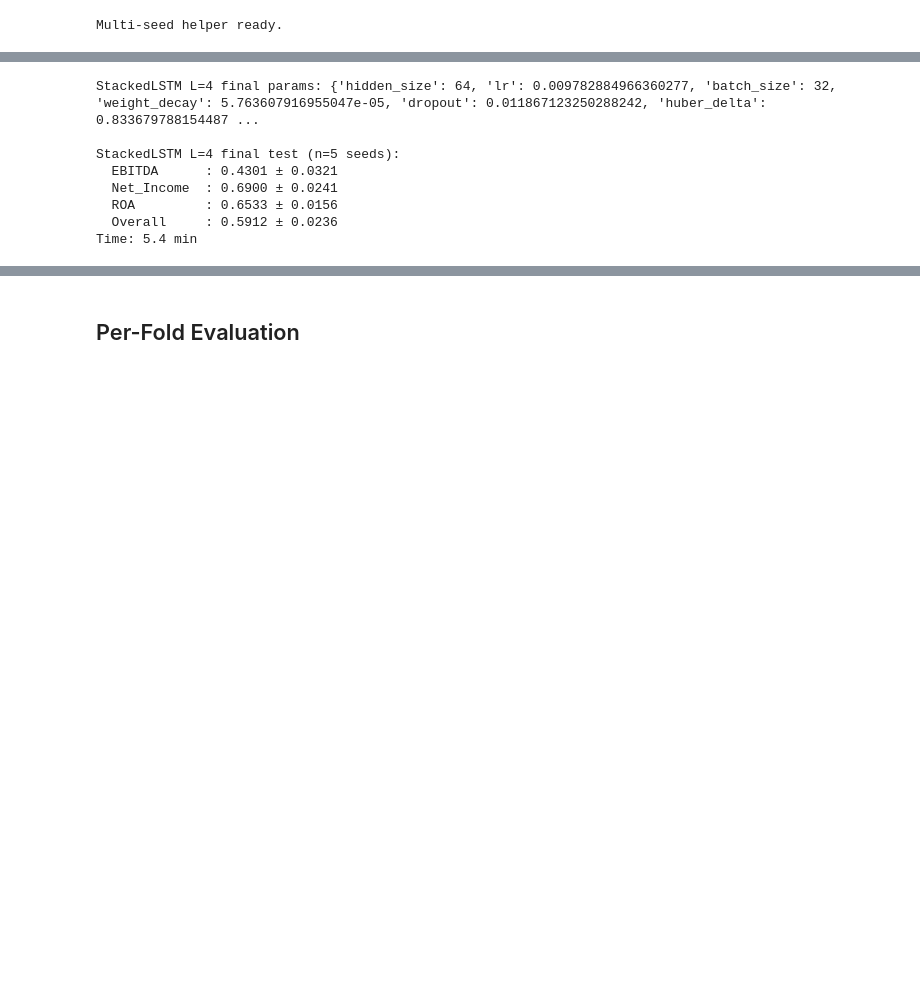
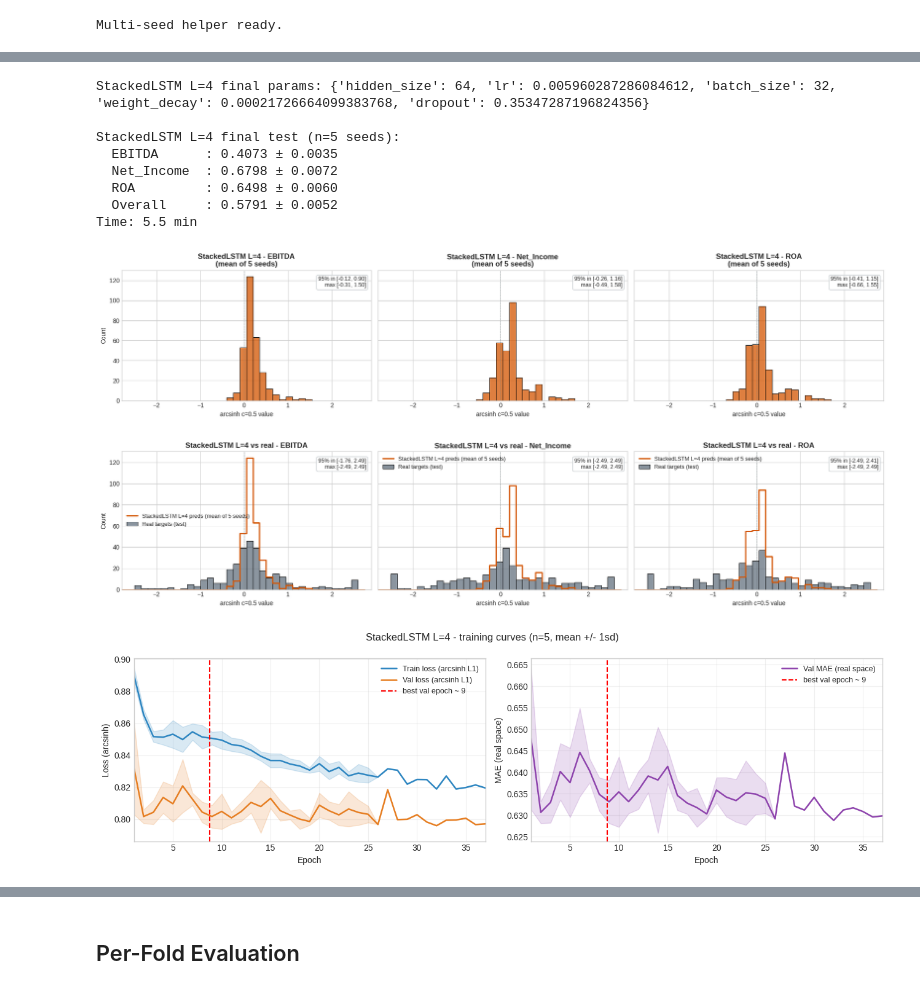
Before and after one commit to dvdbaggio/Mixed-Frequency-Forecasting, a Jupyter notebook: Model/lstm_with_regularization_arcsinh_huber.ipynb, the cells around one changed output, grey strips where cells are left out. Cells and saved outputs as stored; diff of their text form; code cells hidden in the pictures; blank space fills up the shorter version.

```diff
--- a/Model/lstm_with_regularization_arcsinh_huber.ipynb
+++ b/Model/lstm_with_regularization_arcsinh_huber.ipynb
@@ -1002,7 +1322,6 @@ study_B = run_optuna(
     seed_trials=[{
         'hidden_size': 128, 'lr': 0.00859001743156823, 'batch_size': 16,
         'weight_decay': 7.262266887516058e-05, 'dropout': 0.05642680822122102,
-        'huber_delta': HUBER_DELTA,
     }],
 )
 print(f"\nStackedLSTM L=4 best val MAE: {study_B.best_value:.4f}")
@@ -1116,26 +1520,41 @@ print(f"Optuna time: {(_time.time()-_t0)/60:.1f} min")
 # %% [markdown]
 ## Seeds run on test (2024+2025) for each model
 # %%
+def collect_predictions_arcsinh_mtl(model, loader):
+    """Run model on loader; return (preds, targets, mask) in raw arcsinh c=0.5 space."""
+    model.eval()
+    preds, targets, masks = [], [], []
+    with torch.no_grad():
+        for bx, by, bmask, bstatic, lengths in loader:
+            logits = model(bx.to(DEVICE), lengths, bstatic.to(DEVICE))
+            preds.append(logits.cpu().numpy())
+            targets.append(by.numpy())
+            masks.append(bmask.numpy())
+    return np.vstack(preds), np.vstack(targets), np.vstack(masks).astype(bool)
+
 def run_n_seeded_final_mtl(make_model_fn, params, n_seeds=N_FINAL_SEEDS):
-    """Train `n_seeds` independent models on train/val (train<=2022, val=2023), test on 2024+2025."""
+    """Train `n_seeds` independent models on train/val (train<=2022, val=2023), test on 2024+2025.
+    Returns (results, test_res_per_seed, preds_per_seed, hist_per_seed)."""
     results = {t: [] for t in PREDICTION_TARGETS + ["Overall"]}
-    histories = []
+    hist_per_seed = []
     best_state_dicts = []
     test_res_per_seed = []
+    preds_per_seed = []
     for s in range(n_seeds):
         np.random.seed(SEED + s)
         torch.manual_seed(SEED + s)
         model, tr_loader, va_loader, te_loader = make_model_fn(params)
         optimizer = torch.optim.Adam(model.parameters(), lr=params['lr'], weight_decay=params['weight_decay'])
-        model, best_val, best_epoch = train_and_eval_mtl(
-            model, tr_loader, va_loader, optimizer,
-            huber_delta=params.get('huber_delta', HUBER_DELTA),
-        )
+        model, best_val, best_epoch, history = train_and_eval_mtl(
+            model, tr_loader, va_loader, optimizer, collect_history=True,
+            huber_delta=params.get('huber_delta', 1.0))
         test_res = evaluate_mtl_loader(model, te_loader)
         for k, v in test_res.items():
             results[k].append(v)
         test_res_per_seed.append(test_res)
-    return results, test_res_per_seed
+        preds_per_seed.append(collect_predictions_arcsinh_mtl(model, te_loader))
+        hist_per_seed.append(history)
+    return results, test_res_per_seed, preds_per_seed, hist_per_seed
 
 print("Multi-seed helper ready.")
 # %% [output]
@@ -1246,24 +1859,31 @@ Time: 3.2 min
 # %%
 params_B = study_B.best_trial.params
 print(f"StackedLSTM L=4 final params: {params_B}")
 def make_B(params):
     return make_stacked_mtl(train_data, val_data, params, selected_indices, num_layers=4)
 _t0 = _time.time()
-results_B, test_res_B = run_n_seeded_final_mtl(make_B, params_B, n_seeds=N_FINAL_SEEDS)
+results_B, test_res_B, preds_B, hist_B = run_n_seeded_final_mtl(make_B, params_B, n_seeds=N_FINAL_SEEDS)
 print(f"\nStackedLSTM L=4 final test (n={N_FINAL_SEEDS} seeds):")
 for k in PREDICTION_TARGETS + ["Overall"]:
     vals = results_B[k]
     print(f"  {k:12s}: {np.mean(vals):.4f} ± {np.std(vals):.4f}")
 print(f"Time: {(_time.time()-_t0)/60:.1f} min")
+
+plot_prediction_distributions(preds_B, "StackedLSTM L=4")
+plot_predictions_vs_targets(preds_B, "StackedLSTM L=4")
+plot_training_curves(hist_B, "StackedLSTM L=4")
 # %% [output]
-StackedLSTM L=4 final params: {'hidden_size': 64, 'lr': 0.009782884966360277, 'batch_size': 32, 'weight_decay': 5.763607916955047e-05, 'dropout': 0.011867123250288242, 'huber_delta': 0.833679788154487 ...
+StackedLSTM L=4 final params: {'hidden_size': 64, 'lr': 0.005960287286084612, 'batch_size': 32, 'weight_decay': 0.00021726664099383768, 'dropout': 0.35347287196824356}
 
 StackedLSTM L=4 final test (n=5 seeds):
-  EBITDA      : 0.4301 ± 0.0321
-  Net_Income  : 0.6900 ± 0.0241
-  ROA         : 0.6533 ± 0.0156
-  Overall     : 0.5912 ± 0.0236
-Time: 5.4 min
+  EBITDA      : 0.4073 ± 0.0035
+  Net_Income  : 0.6798 ± 0.0072
+  ROA         : 0.6498 ± 0.0060
+  Overall     : 0.5791 ± 0.0052
+Time: 5.5 min
+[figure, added]
+[figure, added]
+[figure, added]
 # %%
 def make_multifreq_gdp_loaders_for_fold(tr_df, va_df, params):
     """Model C loader builder: daily + monthly only.
```
Also changed, not shown: parts of 34 cells of this notebook, 1 other file.
